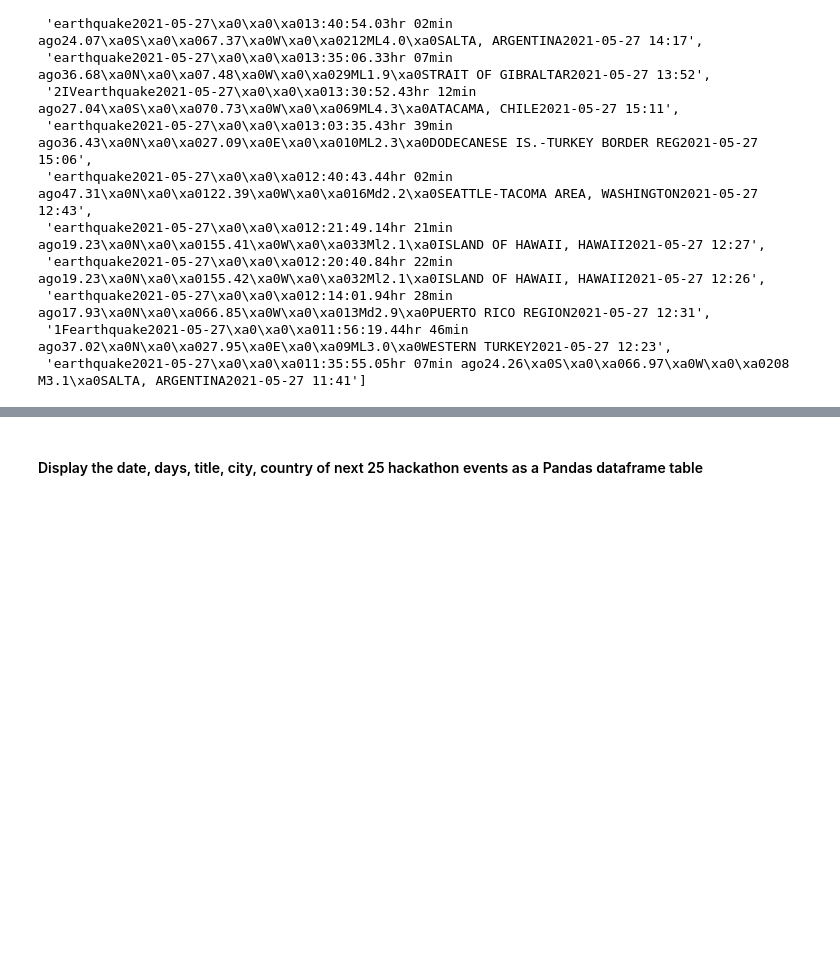
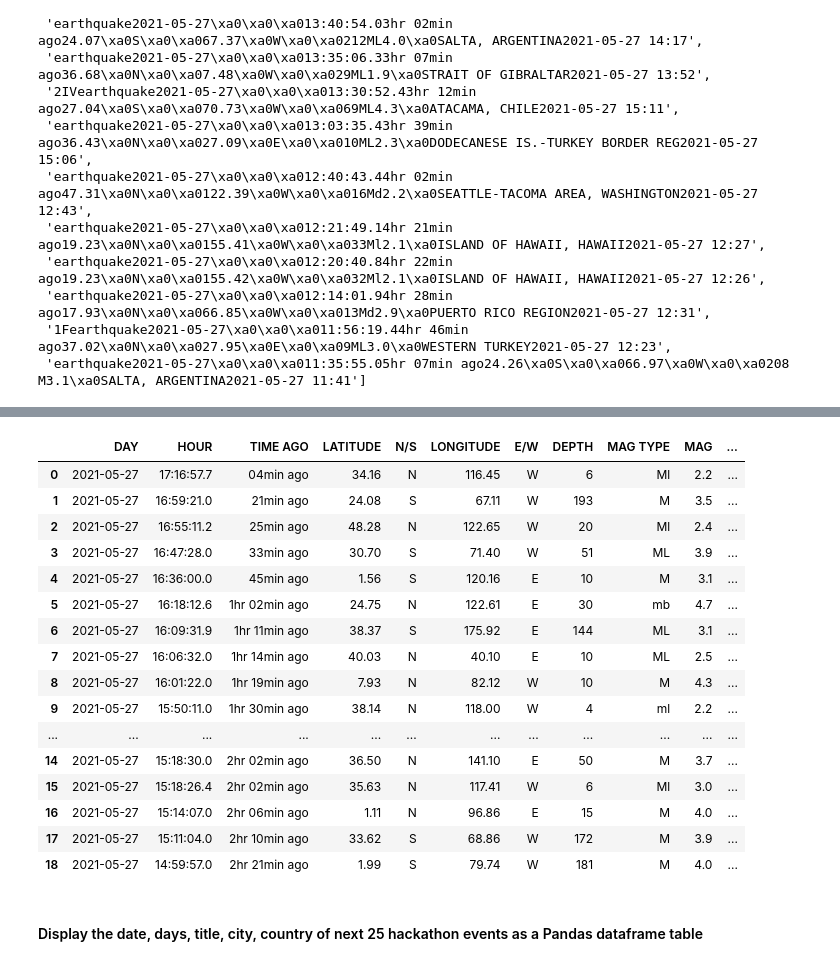
Before and after one commit to Ironhack-Data-Madrid-Febrero-2021/webscraping, a Jupyter notebook: your-code/main.ipynb, the cells around one changed output, grey strips where cells are left out. Drawn from its saved outputs; the diff is of its cells as text; code cells hidden in the pictures; blank space fills up the shorter version.

```diff
--- a/your-code/main.ipynb
+++ b/your-code/main.ipynb
@@ -258,7 +258,6 @@ titles_changed2
 # %% [markdown]
 ####  20 latest earthquakes info (date, time, latitude, longitude and region name) by the EMSC as a pandas dataframe
 # %%
-#your code
-url_earthquake="https://www.emsc-csem.org/Earthquake/"
-html=requests.get(url_earthquake).text
-soup=BeautifulSoup(html)
+url="https://www.emsc-csem.org/Earthquake/"
+response_py = requests.get(url)
+soup_py = BeautifulSoup(response_py.content,"html.parser")
@@ -267,3 +264,5 @@ earthquakes_soup=soup.find_all("tr",{"class":"ligne1 normal"})
+# %%
+rows = soup_py.find("tbody").find_all("tr", id=True)
 # %%
 last_20_earthquakes_list=[a.getText().strip() for a in earthquakes_soup[0:19]]
 last_20_earthquakes_list
@@ -313,0 +289,26 @@ Last 20 Earthquake regions:
+# %%
+final_rows = []
+
+for r in rows:
+    cells = r.find_all("td")
+    clean_cells = []
+
+    for c in cells:
+
+        if c.find("i"):
+            day = c.find("a").text.split()[0]
+            hour = c.find("a").text.split()[1]
+            time_ago = c.find_all("i")[1].text
+
+            clean_cells.append(day)
+            clean_cells.append(hour)
+            clean_cells.append(time_ago)
+        else:
+            c_c = c.text.strip("\xa0")
+            clean_cells.append(c_c)
+
+    clean_cells=clean_cells[3:-1]
+    final_rows.append(clean_cells)
+    print(len(clean_cells),clean_cells)
+    print("+"*50)
+    print("")
@@ -314,3 +333,25 @@ Last 20 Earthquake regions:
+# %%
+earth_df = pd.DataFrame(final_rows[0:19],
+                   columns=['DAY', 'HOUR', 'TIME AGO',"LATITUDE","N/S","LONGITUDE","E/W","DEPTH","MAG TYPE","MAG","REGION"])
+earth_df
+# %% [output]
+|  | DAY | HOUR | TIME AGO | LATITUDE | N/S | LONGITUDE | E/W | DEPTH | MAG TYPE | MAG | ... |
+| 0 | 2021-05-27 | 17:16:57.7 | 04min ago | 34.16 | N | 116.45 | W | 6 | Ml | 2.2 | ... |
+| 1 | 2021-05-27 | 16:59:21.0 | 21min ago | 24.08 | S | 67.11 | W | 193 | M | 3.5 | ... |
+| 2 | 2021-05-27 | 16:55:11.2 | 25min ago | 48.28 | N | 122.65 | W | 20 | Ml | 2.4 | ... |
+| 3 | 2021-05-27 | 16:47:28.0 | 33min ago | 30.70 | S | 71.40 | W | 51 | ML | 3.9 | ... |
+| 4 | 2021-05-27 | 16:36:00.0 | 45min ago | 1.56 | S | 120.16 | E | 10 | M | 3.1 | ... |
+| 5 | 2021-05-27 | 16:18:12.6 | 1hr 02min ago | 24.75 | N | 122.61 | E | 30 | mb | 4.7 | ... |
+| 6 | 2021-05-27 | 16:09:31.9 | 1hr 11min ago | 38.37 | S | 175.92 | E | 144 | ML | 3.1 | ... |
+| 7 | 2021-05-27 | 16:06:32.0 | 1hr 14min ago | 40.03 | N | 40.10 | E | 10 | ML | 2.5 | ... |
+| 8 | 2021-05-27 | 16:01:22.0 | 1hr 19min ago | 7.93 | N | 82.12 | W | 10 | M | 4.3 | ... |
+| 9 | 2021-05-27 | 15:50:11.0 | 1hr 30min ago | 38.14 | N | 118.00 | W | 4 | ml | 2.2 | ... |
+| ... | ... | ... | ... | ... | ... | ... | ... | ... | ... | ... | ... |
+| 14 | 2021-05-27 | 15:18:30.0 | 2hr 02min ago | 36.50 | N | 141.10 | E | 50 | M | 3.7 | ... |
+| 15 | 2021-05-27 | 15:18:26.4 | 2hr 02min ago | 35.63 | N | 117.41 | W | 6 | Ml | 3.0 | ... |
+| 16 | 2021-05-27 | 15:14:07.0 | 2hr 06min ago | 1.11 | N | 96.86 | E | 15 | M | 4.0 | ... |
+| 17 | 2021-05-27 | 15:11:04.0 | 2hr 10min ago | 33.62 | S | 68.86 | W | 172 | M | 3.9 | ... |
+| 18 | 2021-05-27 | 14:59:57.0 | 2hr 21min ago | 1.99 | S | 79.74 | W | 181 | M | 4.0 | ... |
 # %% [markdown]
 #### Display the date, days, title, city, country of next 25 hackathon events as a Pandas dataframe table
 # %%
```
Also changed, not shown: parts of 11 cells of this notebook.
